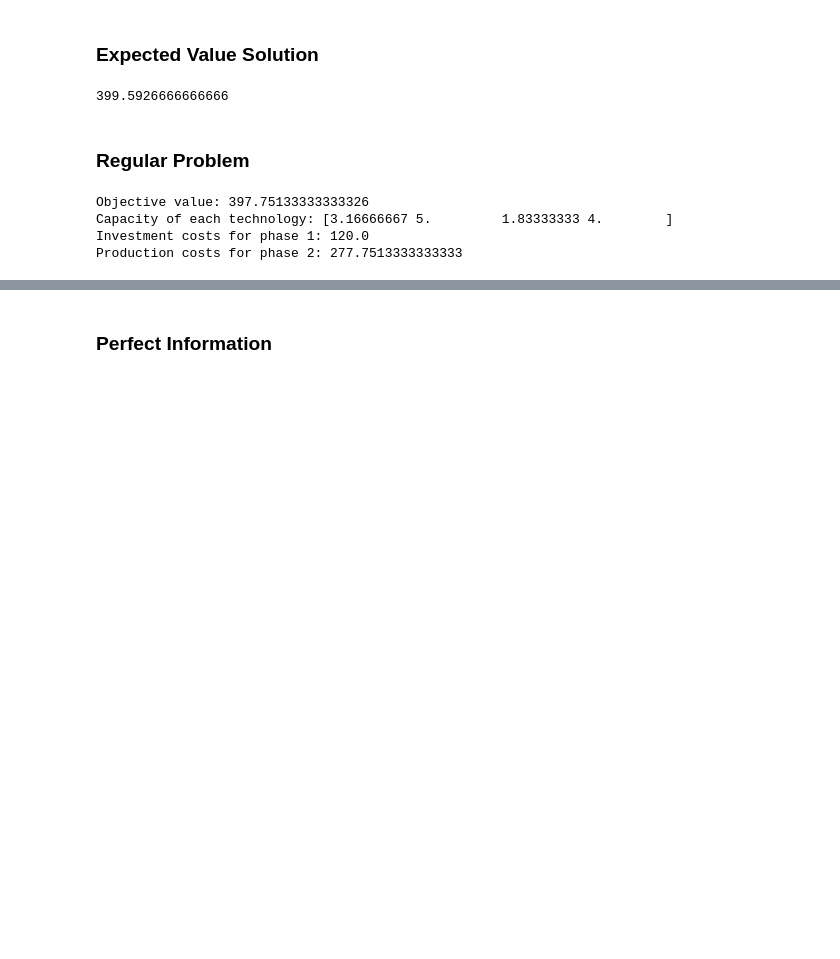
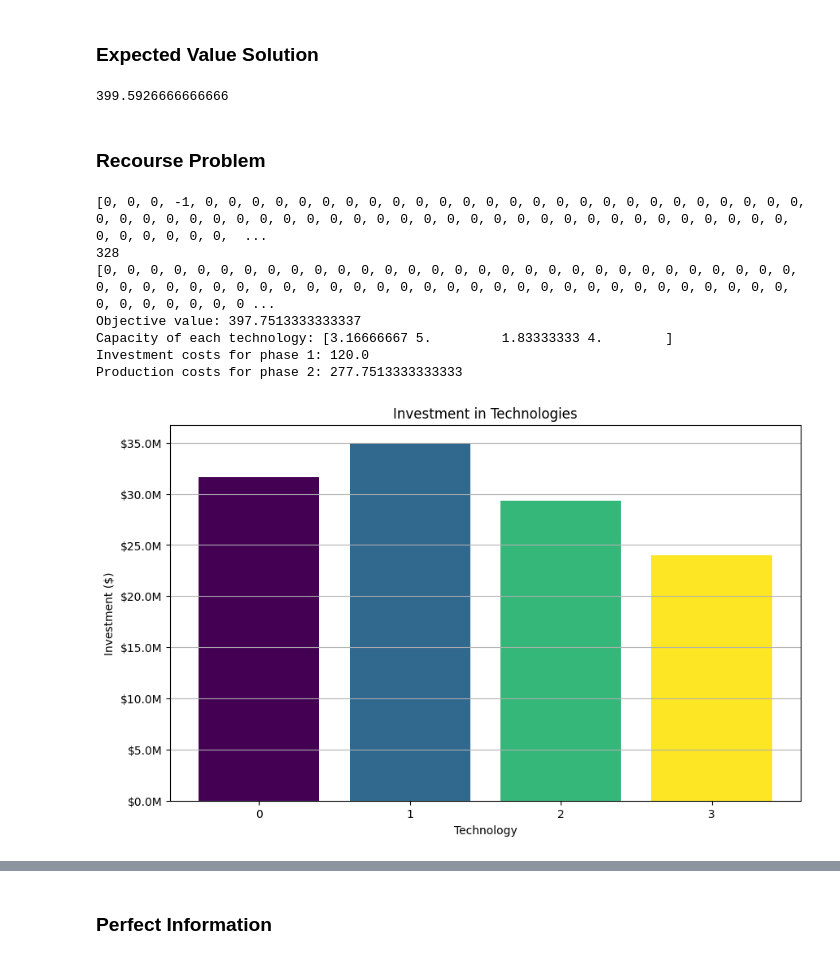
Before and after one commit to DanielCortild/Optimization-under-Uncertainty, a Jupyter notebook: code.ipynb, the cells around one changed output, grey strips where cells are left out. Cells and saved outputs as stored; diff of their text form; code cells hidden in the pictures; blank space fills up the shorter version.

```diff
--- a/code.ipynb
+++ b/code.ipynb
@@ -111,7 +107,7 @@ print(res3+precost)
 # %% [output]
 399.5926666666666
 # %% [markdown]
-### Regular Problem
+### Recourse Problem
 # %%
 c = [10.,7.,16.,6.]  #costs for instalation
 #costs
@@ -123,33 +119,40 @@ c= c+[v*i*p for p in probs for v in [10,6,1]   for i in [4,4.5,3.2,5.5] ]#add co
 #phase 1 constraints
 #energy requirement constraign
 Aub = [[-1]*4+[0]*(len(c)-4)]
 bub=[-7-4-3]
 #budget
 Aub=Aub+[c[0:4]+[0]*(len(c)-4)]
 bub.append(120)
 
 #phase 2 constraints
 #capacity
 Aub = Aub +[[0]*(i )+[-1]+[0]*(3-i+12*k)+(([0]*i+[1]+[0]*(3-i))*3)+[0]*(len(c)-16-12*k ) for k in range(len(probs)) for i in range(4) ]
+print(Aub[-1])
+print(len(c))
 bub = bub+ [0]*4*len(probs)
 
 #power requirement
 Aub = Aub + [[0]*(4+4*i+12*k)+[-1]*4+[0]*(len(c)-8-4*i-12*k) for k in range(len(probs)) for i in range(3)]
+print(Aub[-1])
 
 bub = bub +[i  for t in range(len(demands)) for i in demands[t] ]
-
 
 x=cp.Variable(len(c))
 Aub = np.array(Aub)
 c= np.array(c)
 bub = np.array(bub)
 restricts=[Aub @ x <= bub]+ [x >= 0]
 problem = cp.Problem(cp.Minimize(c.T @x),restricts )
 
 res2= problem.solve(solver = cp.GUROBI)
-print_solution(problem,x)
+pl.print_solution(x,c,n)
+pl.plot_result(x,c,n)
 # %% [output]
-Objective value: 397.75133333333326
+[0, 0, 0, -1, 0, 0, 0, 0, 0, 0, 0, 0, 0, 0, 0, 0, 0, 0, 0, 0, 0, 0, 0, 0, 0, 0, 0, 0, 0, 0, 0, 0, 0, 0, 0, 0, 0, 0, 0, 0, 0, 0, 0, 0, 0, 0, 0, 0, 0, 0, 0, 0, 0, 0, 0, 0, 0, 0, 0, 0, 0, 0, 0, 0, 0, 0,  ...
+328
+[0, 0, 0, 0, 0, 0, 0, 0, 0, 0, 0, 0, 0, 0, 0, 0, 0, 0, 0, 0, 0, 0, 0, 0, 0, 0, 0, 0, 0, 0, 0, 0, 0, 0, 0, 0, 0, 0, 0, 0, 0, 0, 0, 0, 0, 0, 0, 0, 0, 0, 0, 0, 0, 0, 0, 0, 0, 0, 0, 0, 0, 0, 0, 0, 0, 0, 0 ...
+Objective value: 397.7513333333337
 Capacity of each technology: [3.16666667 5.         1.83333333 4.        ]
 Investment costs for phase 1: 120.0
 Production costs for phase 2: 277.7513333333333
+[figure, added]
```
Also changed, not shown: parts of 13 cells of this notebook, 1 other file.
